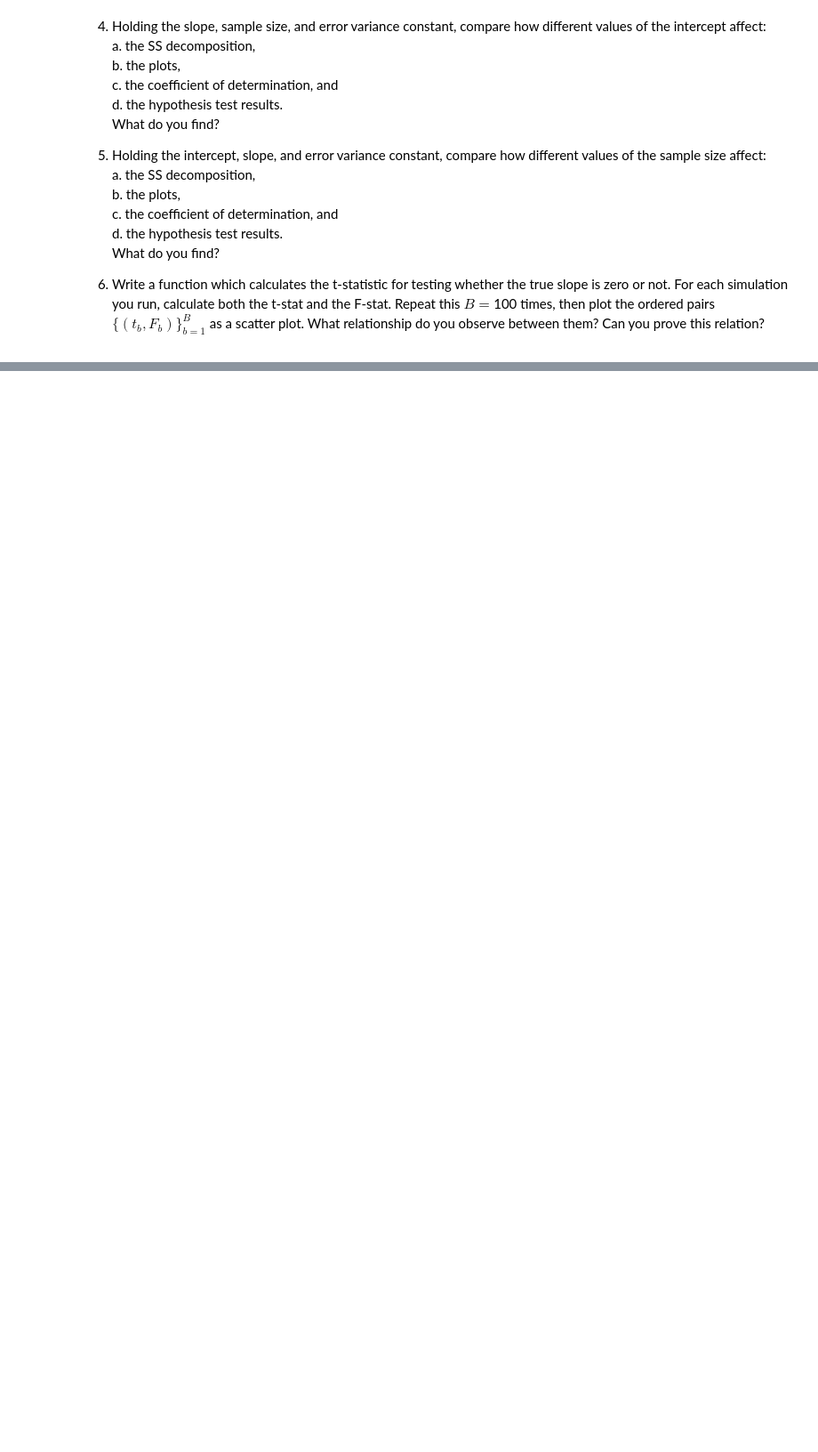
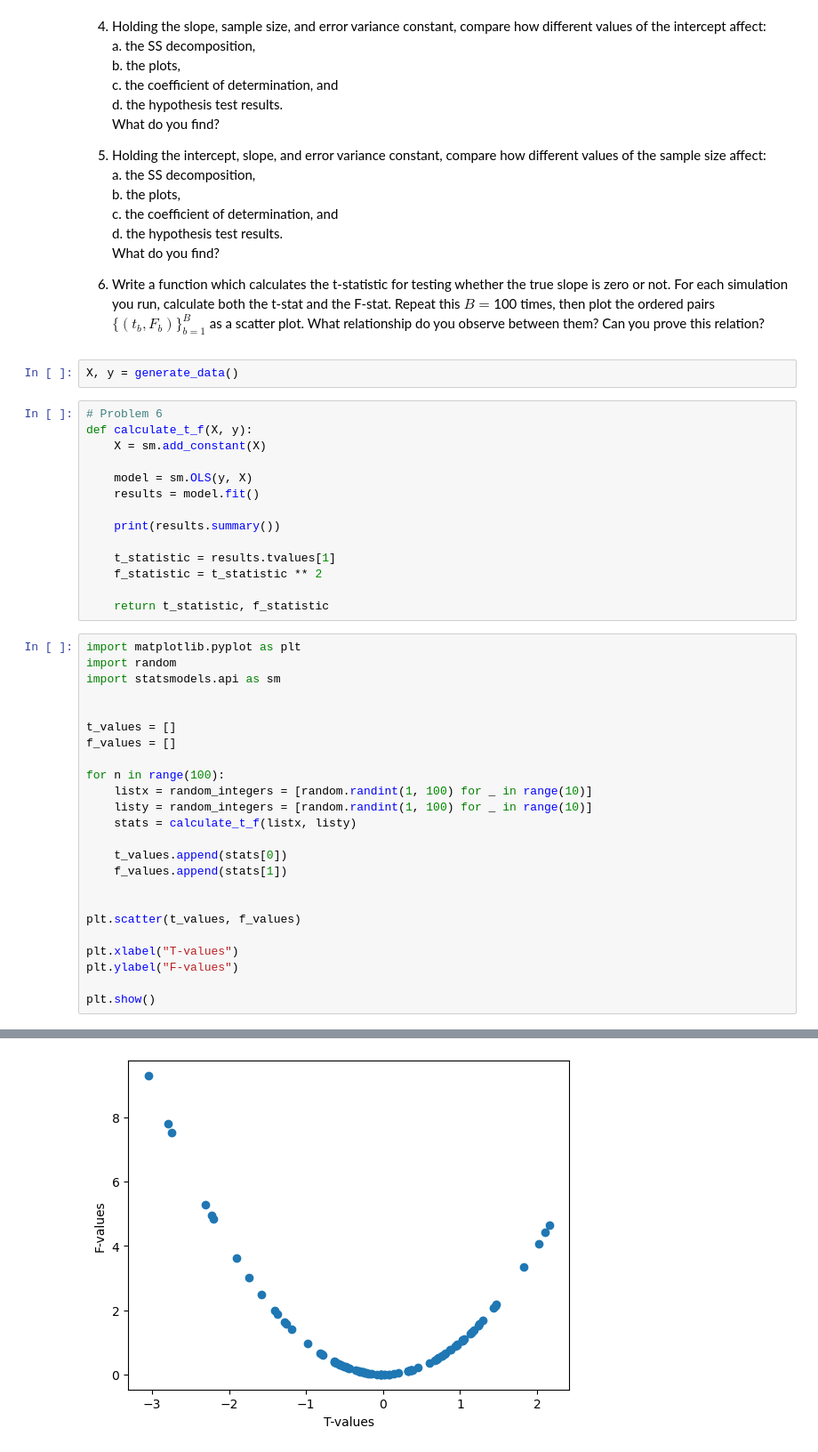
Before and after one commit to akjai/regression_f25, a Jupyter notebook: Code/SS_decomp_sim.ipynb, the cells around one changed output, grey strips where cells are left out. Shown at 89% size. Drawn from its saved outputs; the diff is of its cells as text; blank space fills up the shorter version.

```diff
--- a/Code/SS_decomp_sim.ipynb
+++ b/Code/SS_decomp_sim.ipynb
@@ -160,3 +160,44 @@ F statistic is: 3.9381110780033644
     d. the hypothesis test results.\
    What do you find?
 7. Write a function which calculates the t-statistic for testing whether the true slope is zero or not. For each simulation you run, calculate both the t-stat and the F-stat. Repeat this $B=$100 times, then plot the ordered pairs $\{(t_b, F_b)\}_{b=1}^B$ as a scatter plot. What relationship do you observe between them? Can you prove this relation?
+# %%
+X, y = generate_data()
+# %%
+# Problem 6
+def calculate_t_f(X, y):
+    X = sm.add_constant(X)
+
+    model = sm.OLS(y, X)
+    results = model.fit()
+
+    print(results.summary())
+
+    t_statistic = results.tvalues[1]
+    f_statistic = t_statistic ** 2
+
+    return t_statistic, f_statistic
+# %%
+import matplotlib.pyplot as plt
+import random
+import statsmodels.api as sm
+
+
+t_values = []
+f_values = []
+
+for n in range(100):
+    listx = random_integers = [random.randint(1, 100) for _ in range(10)]
+    listy = random_integers = [random.randint(1, 100) for _ in range(10)]
+    stats = calculate_t_f(listx, listy)
+
+    t_values.append(stats[0])
+    f_values.append(stats[1])
+
+
+plt.scatter(t_values, f_values)
+
+plt.xlabel("T-values")
+plt.ylabel("F-values")
+
+plt.show()
+# %% [output]
@@ -162,0 +221 @@ F statistic is: 3.9381110780033644
+[figure, added]
```
Also changed, not shown: parts of 1 cell of this notebook, 5 other files.
